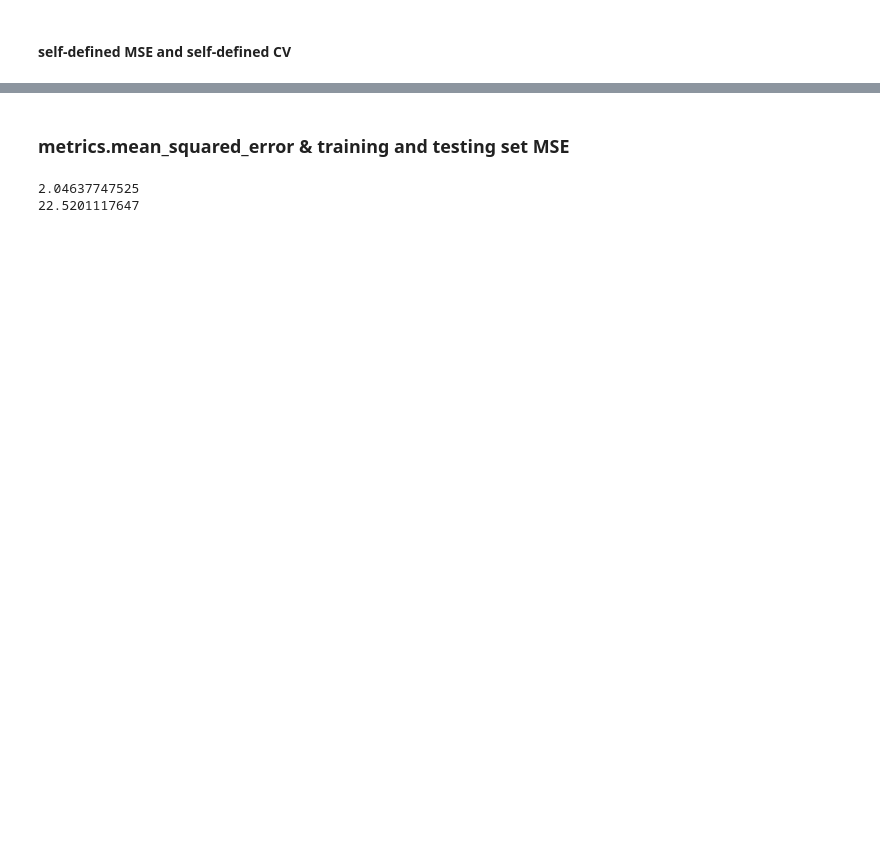
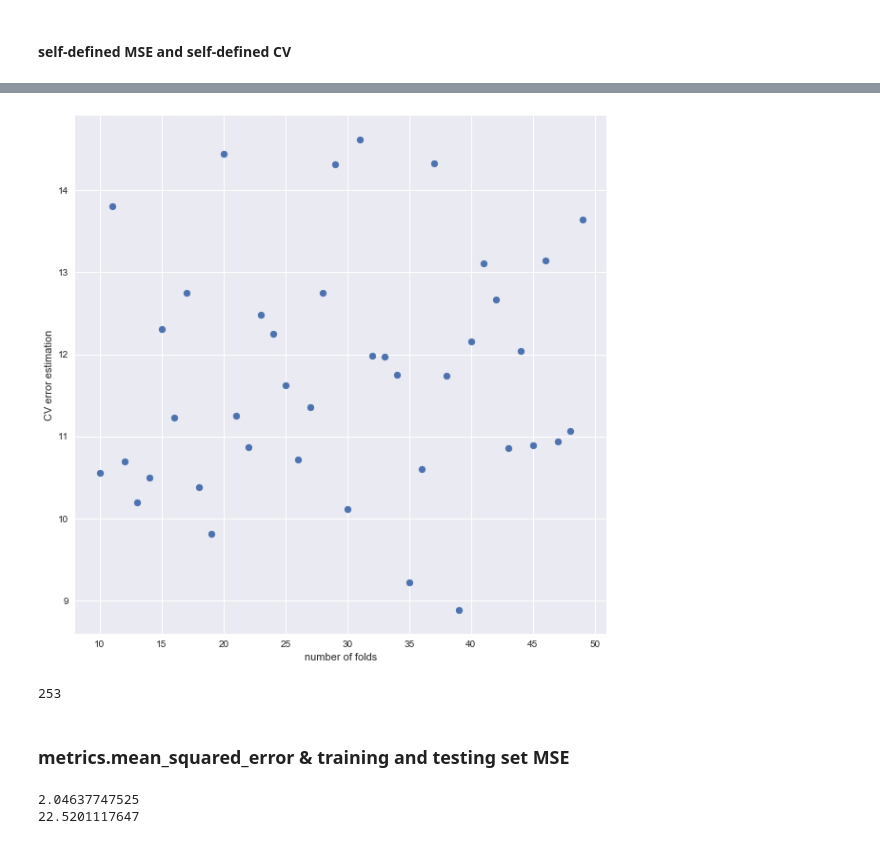
Before and after one commit to yueying-teng/RF, a Jupyter notebook: compare criteria .ipynb, the cells around one changed output, grey strips where cells are left out. Cells and saved outputs as stored; diff of their text form; code cells hidden in the pictures; blank space fills up the shorter version.

```diff
--- a/compare criteria .ipynb
+++ b/compare criteria .ipynb
@@ -301,3 +367,23 @@ sum(cv_MSE)/ kf
+# %%
+plot_mse = []
+for kf in range(10, 50):
+    seed(0)
+    regr = RandomForestRegressor(random_state = 0)
+    plot_mse.append(sum(cv_cal(x, np.ravel(price), regr, kfold = kf))/kf)
+# %%
+fig = plt.figure(figsize = (10, 10))
+
+plt.scatter (range(10, 50), plot_mse)
+plt.xlabel('number of folds')
+plt.ylabel('CV error estimation')
+
+plt.show()
+# %% [output]
+[figure, added]
+# %%
+int(x.shape[0]/2)
+# %% [output]
+253
 # %% [markdown]
 ### metrics.mean_squared_error & training and testing set MSE
 # %%
```
Also changed, not shown: parts of 16 cells of this notebook.
